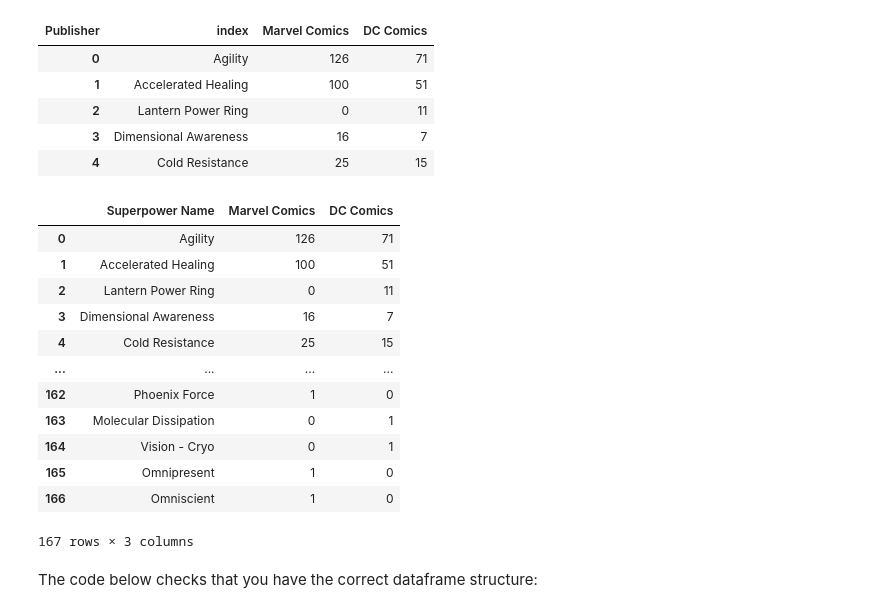
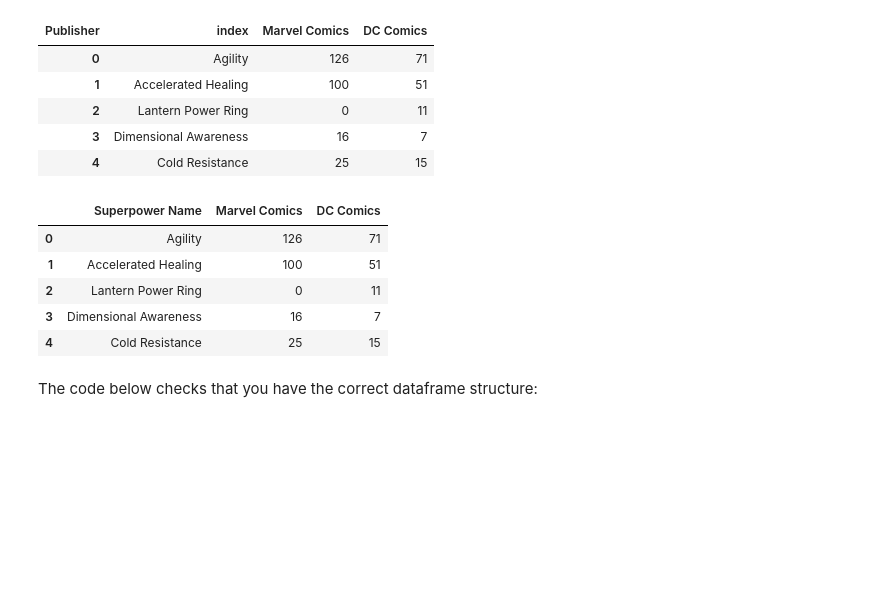
Before and after one commit to ericks-on/dsc-pandas-data-cleaning-lab, a Jupyter notebook: index.ipynb, the cells around one changed output. Cells and saved outputs as stored; diff of their text form; code cells hidden in the pictures; blank space fills up the shorter version.

Commit message:
figured out the columns name attribute

```diff
--- a/index.ipynb
+++ b/index.ipynb
@@ -681,27 +681,21 @@ question_3_df.head()
 | 2 | Lantern Power Ring | 0 | 11 |
 | 3 | Dimensional Awareness | 16 | 7 |
 | 4 | Cold Resistance | 25 | 15 |
-# %%
-# Change new Publisher column name to Superpower Name
-new_cols = list(question_3_df.columns)
-new_cols.pop(0)
-new_cols.insert(0, "Superpower Name")
-question_3_df.columns = new_cols
-question_3_df
-# %% [output]
-|  | Superpower Name | Marvel Comics | DC Comics |
-| 0 | Agility | 126 | 71 |
-| 1 | Accelerated Healing | 100 | 51 |
-| 2 | Lantern Power Ring | 0 | 11 |
-| 3 | Dimensional Awareness | 16 | 7 |
-| 4 | Cold Resistance | 25 | 15 |
-| ... | ... | ... | ... |
-| 162 | Phoenix Force | 1 | 0 |
-| 163 | Molecular Dissipation | 0 | 1 |
-| 164 | Vision - Cryo | 0 | 1 |
-| 165 | Omnipresent | 1 | 0 |
-| 166 | Omniscient | 1 | 0 |
-167 rows × 3 columns
+# %%
+# Change new 'index' column name to Superpower Name
+question_3_df.rename(columns={"index": "Superpower Name",
+                              'Publisher': ""}, inplace=True)
+
+# Remove the publisher columns name
+question_3_df.columns.name = ""
+question_3_df.head()
+# %% [output]
+|  | Superpower Name | Marvel Comics | DC Comics |
+| 0 | Agility | 126 | 71 |
+| 1 | Accelerated Healing | 100 | 51 |
+| 2 | Lantern Power Ring | 0 | 11 |
+| 3 | Dimensional Awareness | 16 | 7 |
+| 4 | Cold Resistance | 25 | 15 |
 # %% [markdown]
 The code below checks that you have the correct dataframe structure:
 # %%
```
Also changed, not shown: parts of 3 cells of this notebook.
